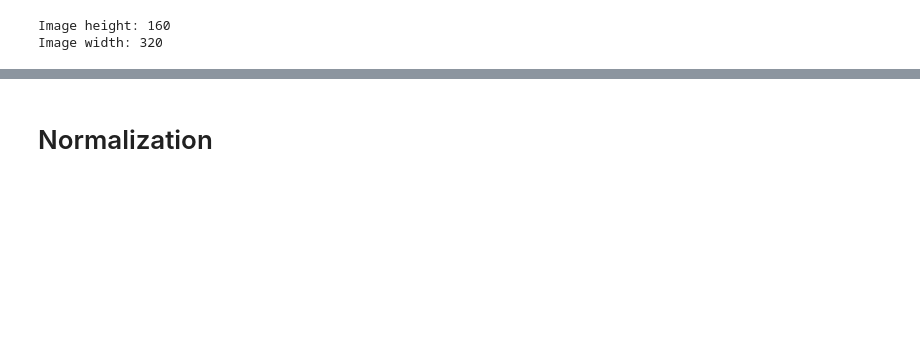
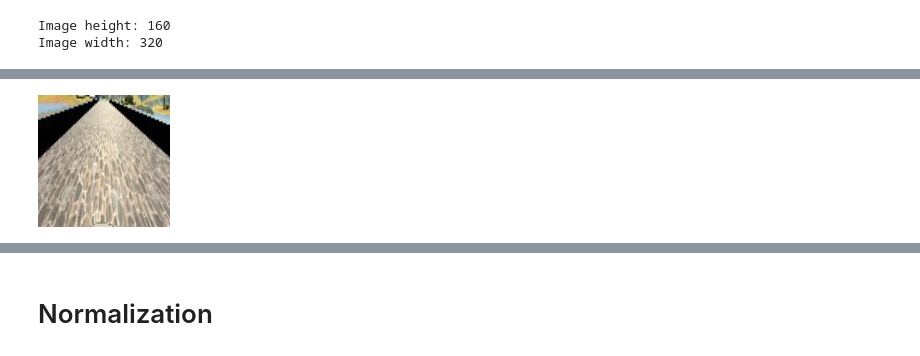
Before and after one commit to pranav-ap/udacity_driver, a Jupyter notebook: exploration.ipynb, the cells around one changed output, grey strips where cells are left out. Cells and saved outputs as stored; diff of their text form; code cells hidden in the pictures; blank space fills up the shorter version.

```diff
--- a/exploration.ipynb
+++ b/exploration.ipynb
@@ -57,0 +76,5 @@ Image width: 320
+# %%
+preprocessed_image = TF.resize(preprocessed_image, (132, 132), antialias=True)
+preprocessed_image
+# %% [output]
+[figure, added]
```
Also changed, not shown: parts of 48 cells of this notebook, 10 other files.
